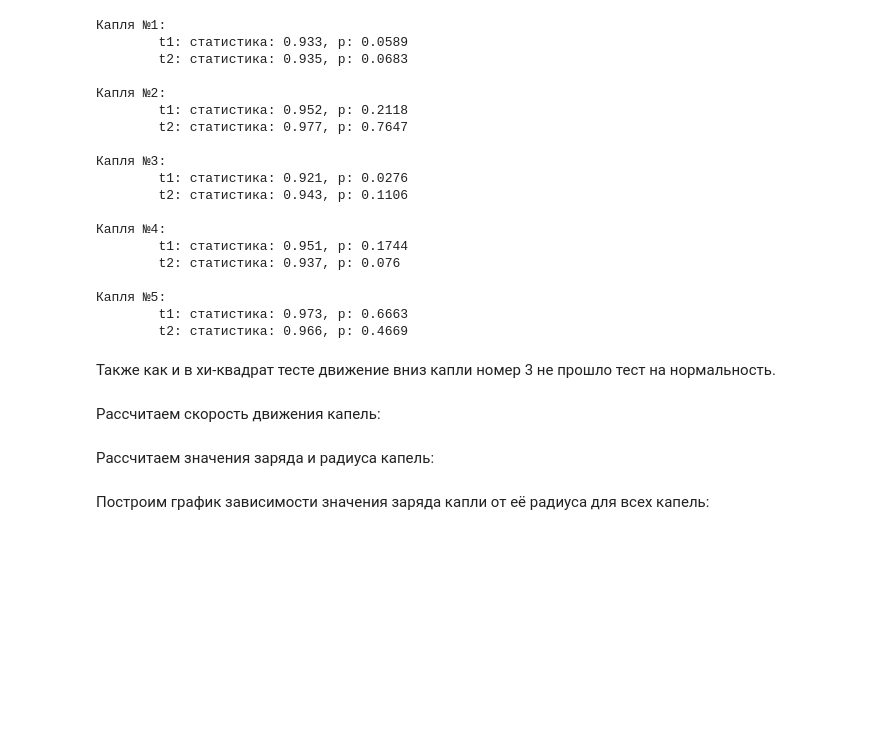
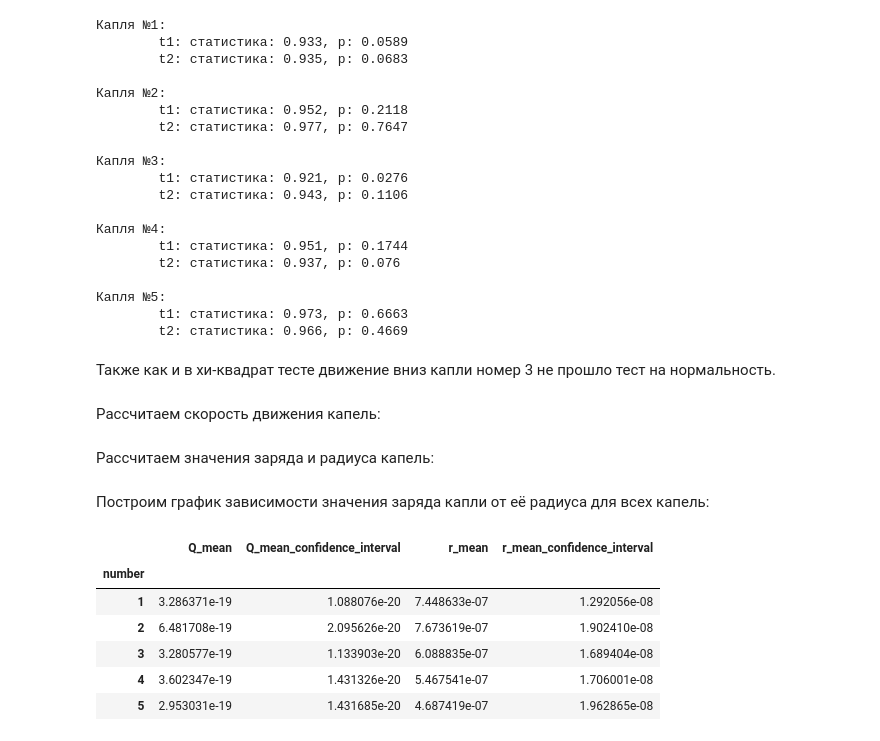
Before and after one commit to BloomBabe/Millikan-s-experience, a Jupyter notebook: notebooks/analyze_v2.ipynb, the cells around one changed output. Drawn from its saved outputs; the diff is of its cells as text; code cells hidden in the pictures; blank space fills up the shorter version.

```diff
--- a/notebooks/analyze_v2.ipynb
+++ b/notebooks/analyze_v2.ipynb
@@ -216,3 +216,26 @@ data_filt['Q'] = C1*((data_filt['v1']+data_filt['v2'])*
 Построим график зависимости значения заряда капли от её радиуса для всех капель:
 # %%
 data_filt['r'] = C2*np.sqrt(data_filt['v1'] - data_filt['v2'])
+# %%
+import scipy.stats
+
+
+def mean_confidence_interval(data, confidence=0.95):
+    a = 1.0 * np.array(data)
+    n = len(a)
+    m, se = np.mean(a), scipy.stats.sem(a)
+    h = se * scipy.stats.t.ppf((1 + confidence) / 2., n-1)
+    return h
+
+qr_table = data_filt.groupby(['number']).agg({'Q': [np.mean, mean_confidence_interval],
+                                   'r': [np.mean, mean_confidence_interval]})
+qr_table.columns = qr_table.columns = ['_'.join(col) for col in qr_table.columns]
+qr_table
+# %% [output]
+|  | Q_mean | Q_mean_confidence_interval | r_mean | r_mean_confidence_interval |
+| number |  |  |  |  |
+| 1 | 3.286371e-19 | 1.088076e-20 | 7.448633e-07 | 1.292056e-08 |
+| 2 | 6.481708e-19 | 2.095626e-20 | 7.673619e-07 | 1.902410e-08 |
+| 3 | 3.280577e-19 | 1.133903e-20 | 6.088835e-07 | 1.689404e-08 |
+| 4 | 3.602347e-19 | 1.431326e-20 | 5.467541e-07 | 1.706001e-08 |
+| 5 | 2.953031e-19 | 1.431685e-20 | 4.687419e-07 | 1.962865e-08 |
```
Also changed, not shown: parts of 3 cells of this notebook.
